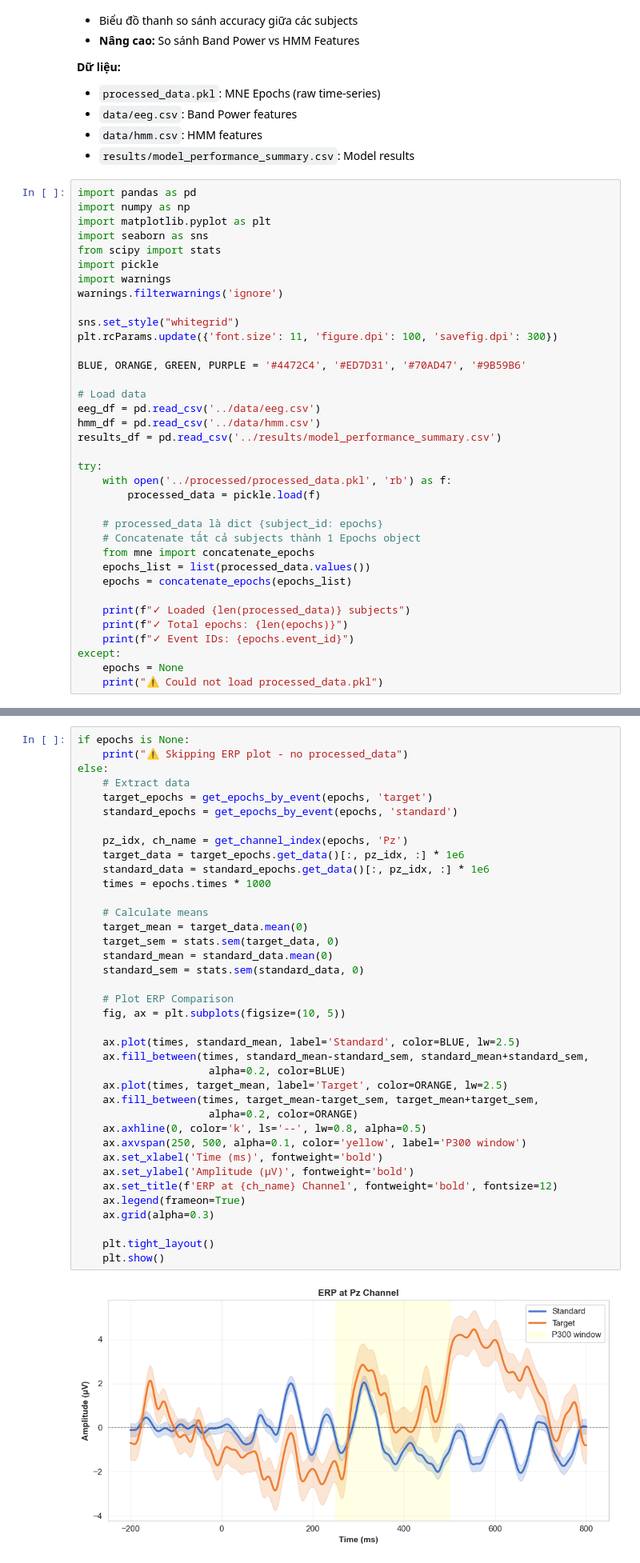
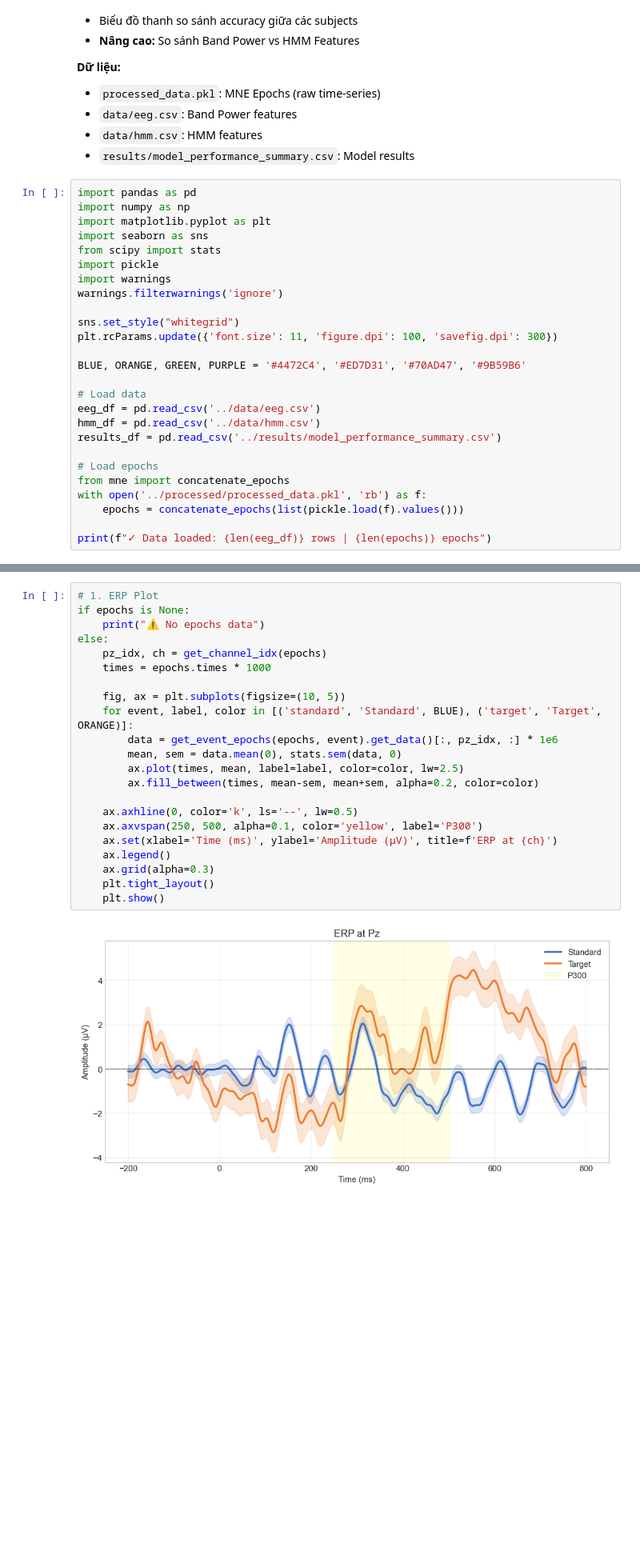
Before and after one commit to 24022404/eeg-oddball-classifier, a Jupyter notebook: src/visualize.ipynb, the cells around one changed output, grey strips where cells are left out. Shown at 80% size. Saved outputs shown, nothing was run; the diff lists cells and outputs as text; blank space fills up the shorter version.

```diff
--- a/src/visualize.ipynb
+++ b/src/visualize.ipynb
@@ -33,22 +33,12 @@ eeg_df = pd.read_csv('../data/eeg.csv')
 hmm_df = pd.read_csv('../data/hmm.csv')
 results_df = pd.read_csv('../results/model_performance_summary.csv')
 
-try:
-    with open('../processed/processed_data.pkl', 'rb') as f:
-        processed_data = pickle.load(f)
+# Load epochs
+from mne import concatenate_epochs
+with open('../processed/processed_data.pkl', 'rb') as f:
+    epochs = concatenate_epochs(list(pickle.load(f).values()))
 
-    # processed_data là dict {subject_id: epochs}
-    # Concatenate tất cả subjects thành 1 Epochs object
-    from mne import concatenate_epochs
-    epochs_list = list(processed_data.values())
-    epochs = concatenate_epochs(epochs_list)
-
-    print(f"✓ Loaded {len(processed_data)} subjects")
-    print(f"✓ Total epochs: {len(epochs)}")
-    print(f"✓ Event IDs: {epochs.event_id}")
-except:
-    epochs = None
-    print("⚠️ Could not load processed_data.pkl")
+print(f"✓ Data loaded: {len(eeg_df)} rows | {len(epochs)} epochs")
 # %% [output]
 Not setting metadata
 1005 matching events found
@@ -103,40 +58,24 @@ def get_channel_index(epochs, channel='Pz'):
 # %%
+# 1. ERP Plot
 if epochs is None:
-    print("⚠️ Skipping ERP plot - no processed_data")
+    print("⚠️ No epochs data")
 else:
-    # Extract data
-    target_epochs = get_epochs_by_event(epochs, 'target')
-    standard_epochs = get_epochs_by_event(epochs, 'standard')
-
-    pz_idx, ch_name = get_channel_index(epochs, 'Pz')
-    target_data = target_epochs.get_data()[:, pz_idx, :] * 1e6
-    standard_data = standard_epochs.get_data()[:, pz_idx, :] * 1e6
+    pz_idx, ch = get_channel_idx(epochs)
     times = epochs.times * 1000
 
-    # Calculate means
-    target_mean = target_data.mean(0)
-    target_sem = stats.sem(target_data, 0)
-    standard_mean = standard_data.mean(0)
-    standard_sem = stats.sem(standard_data, 0)
+    fig, ax = plt.subplots(figsize=(10, 5))
+    for event, label, color in [('standard', 'Standard', BLUE), ('target', 'Target', ORANGE)]:
+        data = get_event_epochs(epochs, event).get_data()[:, pz_idx, :] * 1e6
+        mean, sem = data.mean(0), stats.sem(data, 0)
+        ax.plot(times, mean, label=label, color=color, lw=2.5)
+        ax.fill_between(times, mean-sem, mean+sem, alpha=0.2, color=color)
 
-    # Plot ERP Comparison
-    fig, ax = plt.subplots(figsize=(10, 5))
-
-    ax.plot(times, standard_mean, label='Standard', color=BLUE, lw=2.5)
-    ax.fill_between(times, standard_mean-standard_sem, standard_mean+standard_sem,
-                     alpha=0.2, color=BLUE)
-    ax.plot(times, target_mean, label='Target', color=ORANGE, lw=2.5)
-    ax.fill_between(times, target_mean-target_sem, target_mean+target_sem,
-                     alpha=0.2, color=ORANGE)
-    ax.axhline(0, color='k', ls='--', lw=0.8, alpha=0.5)
-    ax.axvspan(250, 500, alpha=0.1, color='yellow', label='P300 window')
-    ax.set_xlabel('Time (ms)', fontweight='bold')
-    ax.set_ylabel('Amplitude (μV)', fontweight='bold')
-    ax.set_title(f'ERP at {ch_name} Channel', fontweight='bold', fontsize=12)
-    ax.legend(frameon=True)
+    ax.axhline(0, color='k', ls='--', lw=0.5)
+    ax.axvspan(250, 500, alpha=0.1, color='yellow', label='P300')
+    ax.set(xlabel='Time (ms)', ylabel='Amplitude (μV)', title=f'ERP at {ch}')
+    ax.legend()
     ax.grid(alpha=0.3)
-
     plt.tight_layout()
     plt.show()
 # %% [output]
-[figure, old version]
+[figure, new version]
```
Also changed, not shown: parts of 12 cells of this notebook.
